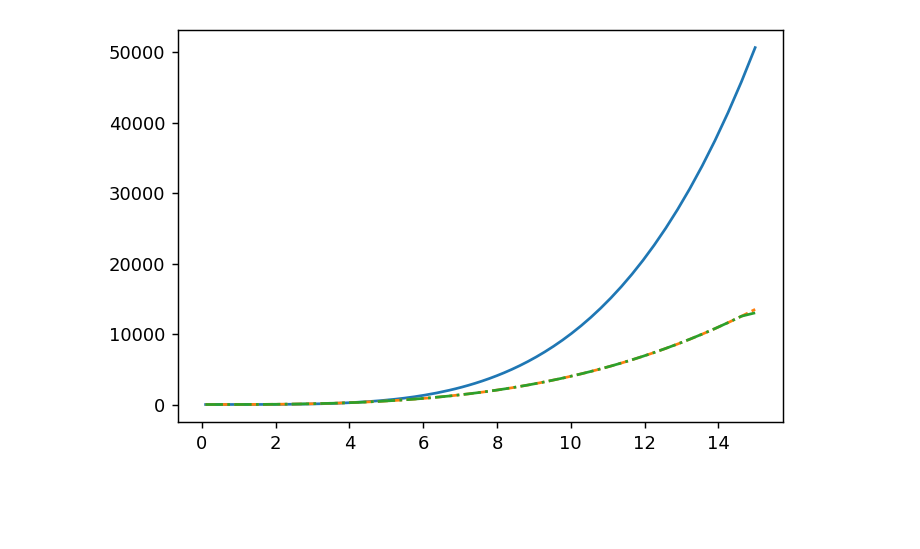
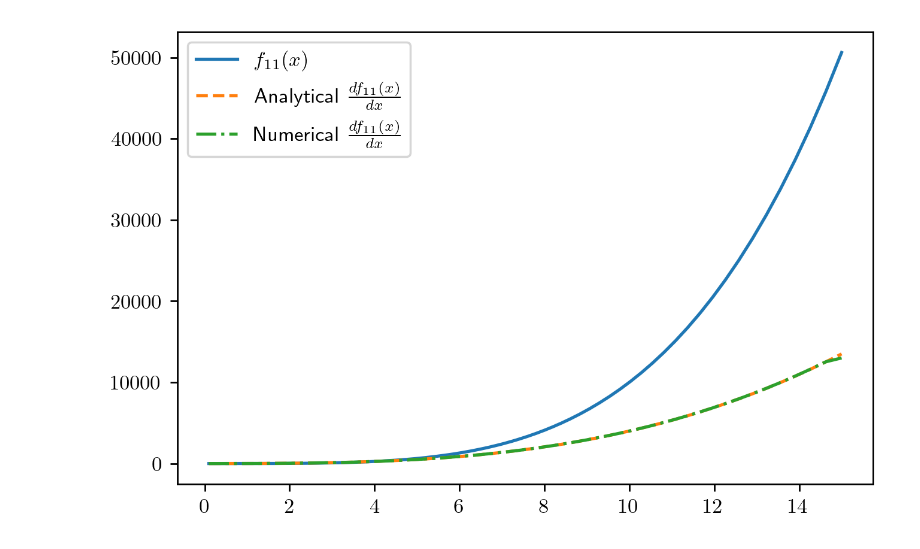
Before and after one commit to santosmv/Mathematical-tools, a Jupyter notebook: derivative-of-a-matrix.ipynb, the cells around one changed output. Saved outputs shown, nothing was run; the diff lists cells and outputs as text; code cells hidden in the pictures; blank space fills up the shorter version.

```diff
--- a/derivative-of-a-matrix.ipynb
+++ b/derivative-of-a-matrix.ipynb
@@ -2,6 +2,7 @@
 import numpy as np
 import matplotlib.pyplot as plt
 from numpy import array
+plt.style.use('style.mplstyle')
 
 def a(x):
     a = array([[x, x**2],
@@ -27,35 +28,36 @@ def dadx_grad(x_list):
     for x in x_list:
         a00.append(a_func(x)[0,0])
         a01.append(a_func(x)[0,1])
         a10.append(a_func(x)[1,0])
         a11.append(a_func(x)[1,1])
 
     da00 = np.gradient(a00,x_list)
     da01 = np.gradient(a01,x_list)
     da10 = np.gradient(a10,x_list)
     da11 = np.gradient(a11,x_list)
 
     da = array([[da00,da01],
                 [da10,da11]])
     return da
 
 xi,xf,xn = 0.1,15,200
 x = np.geomspace(xi,xf,xn)
 
 a_list = []
 da_list = []
 
 k,l = 1,1
 for xv in x:
     a_list.append(a(xv)[k,l])
     da_list.append(dadx(xv)[k,l])
 
 da_list_grad = dadx_grad(x)[k,l]
 
-plt.figure(dpi=130)
-plt.plot(x,a_list,'-')
-plt.plot(x,da_list,'--')
-plt.plot(x,da_list_grad,'-.')
+plt.figure(dpi=250)
+plt.plot(x,a_list,'-',label=r'$f_{11}(x)$')
+plt.plot(x,da_list,'--',label=r'Analytical $\frac{df_{11}(x)}{dx}$')
+plt.plot(x,da_list_grad,'-.',label=r'Numerical $\frac{df_{11}(x)}{dx}$')
+plt.legend()
 plt.show()
 # %% [output]
-[figure, old version]
+[figure, new version]
```
Also changed, not shown: 7 other files.
